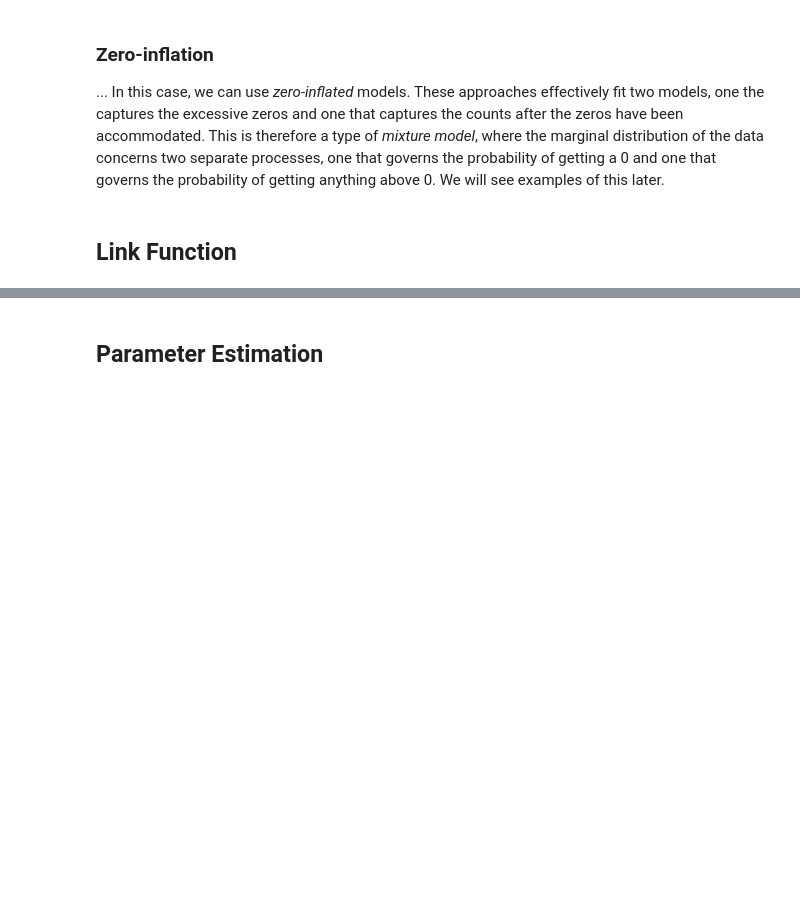
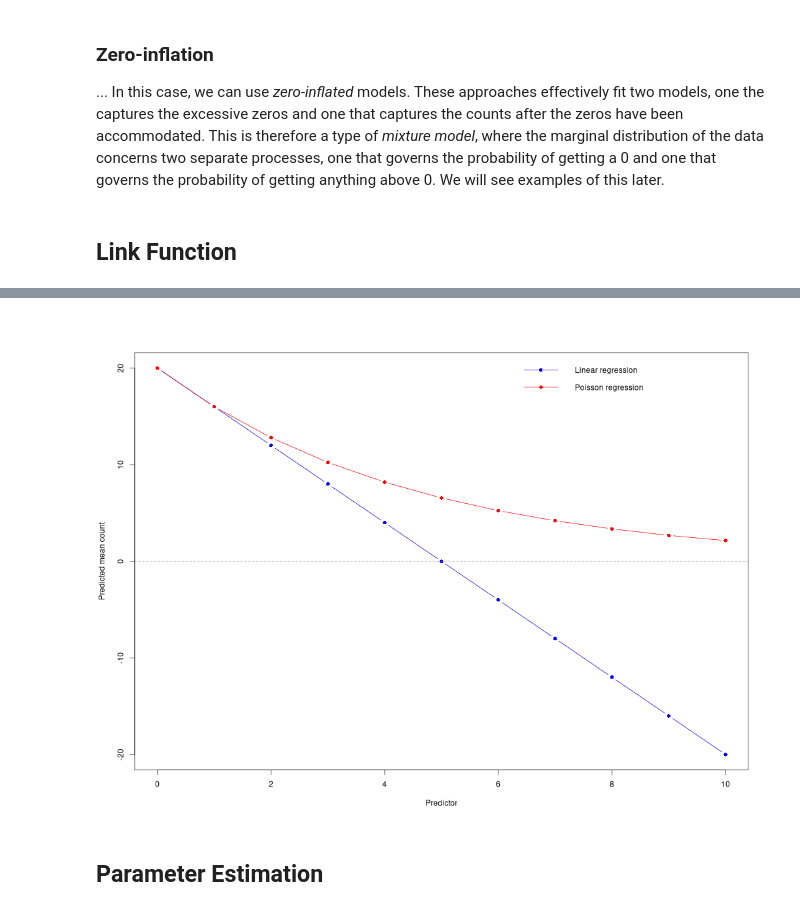
Before and after one commit to PCHN63112-Generalised-Linear-Mixed/poisson-gamma-regression, a Jupyter notebook: 1.poisson/1.basic-model.ipynb, the cells around one changed output, grey strips where cells are left out. Drawn from its saved outputs; the diff is of its cells as text; code cells hidden in the pictures; blank space fills up the shorter version.

```diff
--- a/1.poisson/1.basic-model.ipynb
+++ b/1.poisson/1.basic-model.ipynb
@@ -29,3 +51,27 @@ There is actually a deeper connection between the binomial and Poisson distribut
+# %%
+# Predictor values
+x <- 0:10
+
+# Predicted mean counts
+linear <- 20 - 4*x
+poisson <- 20 * 0.8^x
+
+# Plot
+plot(x, linear, type = "b", pch = 16, col = "blue",
+     ylim = range(c(linear, poisson)),
+     xlab = "Predictor",
+     ylab = "Predicted mean count")
+
+lines(x, poisson, type = "b", pch = 16, col = "red")
+
+abline(h = 0, lty = 2, col = "grey50")
+
+legend("topright",
+       legend = c("Linear regression", "Poisson regression"),
+       col = c("blue", "red"),
+       lty = 1, pch = 16, bty = "n")
+# %% [output]
+[figure, added]
 # %% [markdown]
 ## Parameter Estimation
 # %% [markdown]
```
Also changed, not shown: parts of 3 cells of this notebook.
